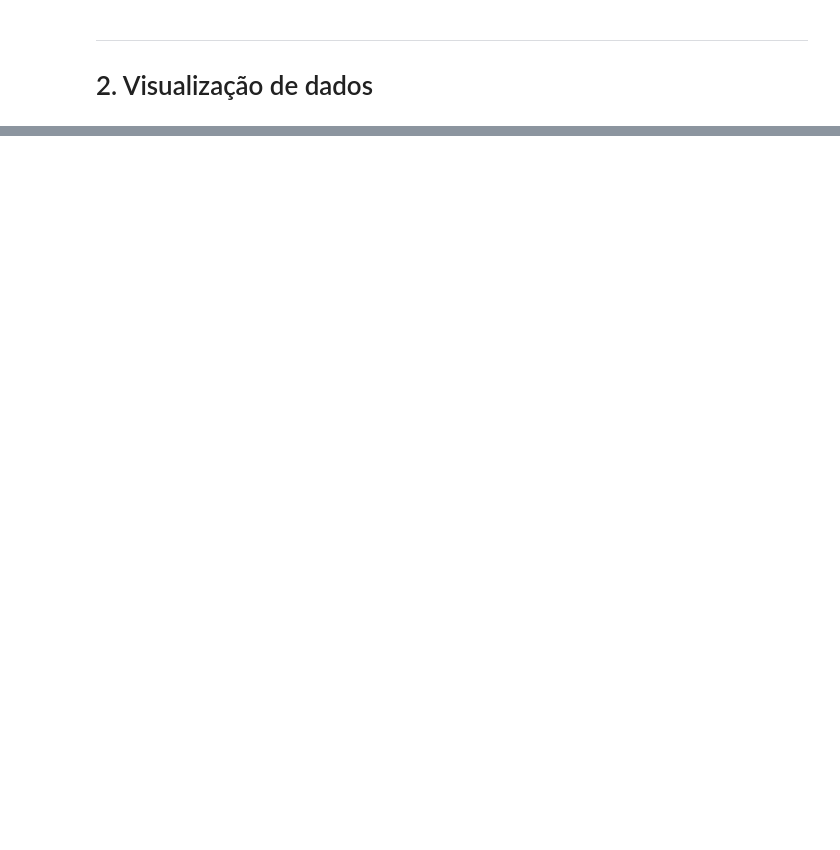
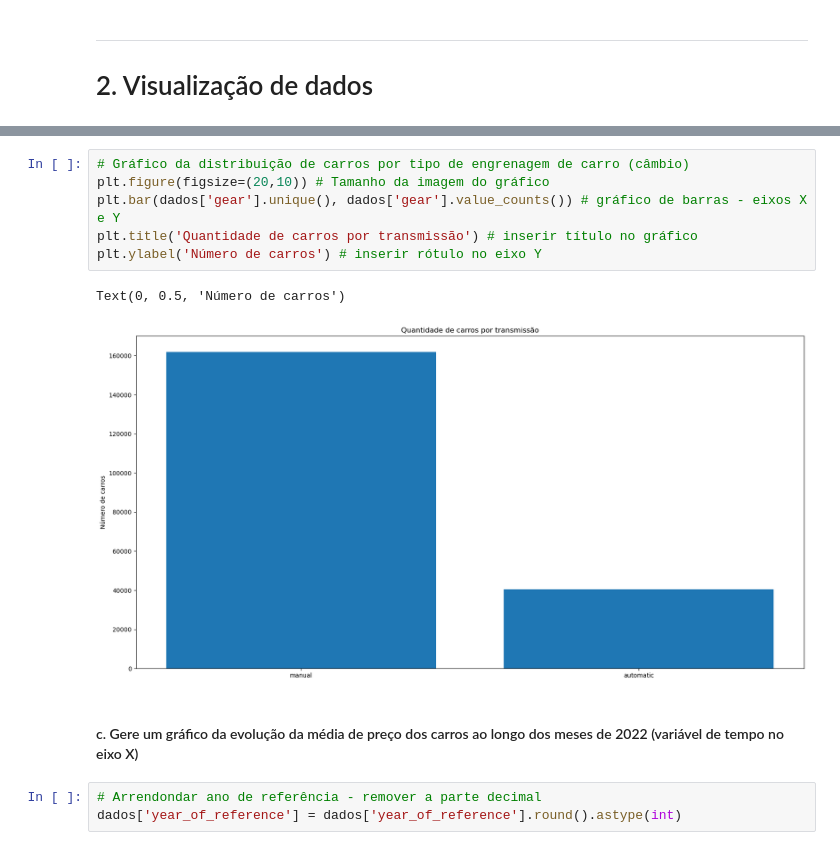
Before and after one commit to rodrigoRolim/LPA_python, a Jupyter notebook: scripts.ipynb, the cells around one changed output, grey strips where cells are left out. Drawn from its saved outputs; the diff is of its cells as text; blank space fills up the shorter version.

```diff
--- a/scripts.ipynb
+++ b/scripts.ipynb
@@ -266,0 +217,14 @@ Name: count, dtype: int64
+# %%
+# Gráfico da distribuição de carros por tipo de engrenagem de carro (câmbio)
+plt.figure(figsize=(20,10)) # Tamanho da imagem do gráfico
+plt.bar(dados['gear'].unique(), dados['gear'].value_counts()) # gráfico de barras - eixos X e Y
+plt.title('Quantidade de carros por transmissão') # inserir título no gráfico
+plt.ylabel('Número de carros') # inserir rótulo no eixo Y
+# %% [output]
+Text(0, 0.5, 'Número de carros')
+[figure, added]
+# %% [markdown]
+#### c.  Gere um gráfico da evolução da média de preço dos carros ao longo dos meses de 2022 (variável de tempo no eixo X)
+# %%
+# Arrendondar ano de referência - remover a parte decimal
+dados['year_of_reference'] = dados['year_of_reference'].round().astype(int)
```
Also changed, not shown: parts of 17 cells of this notebook.
